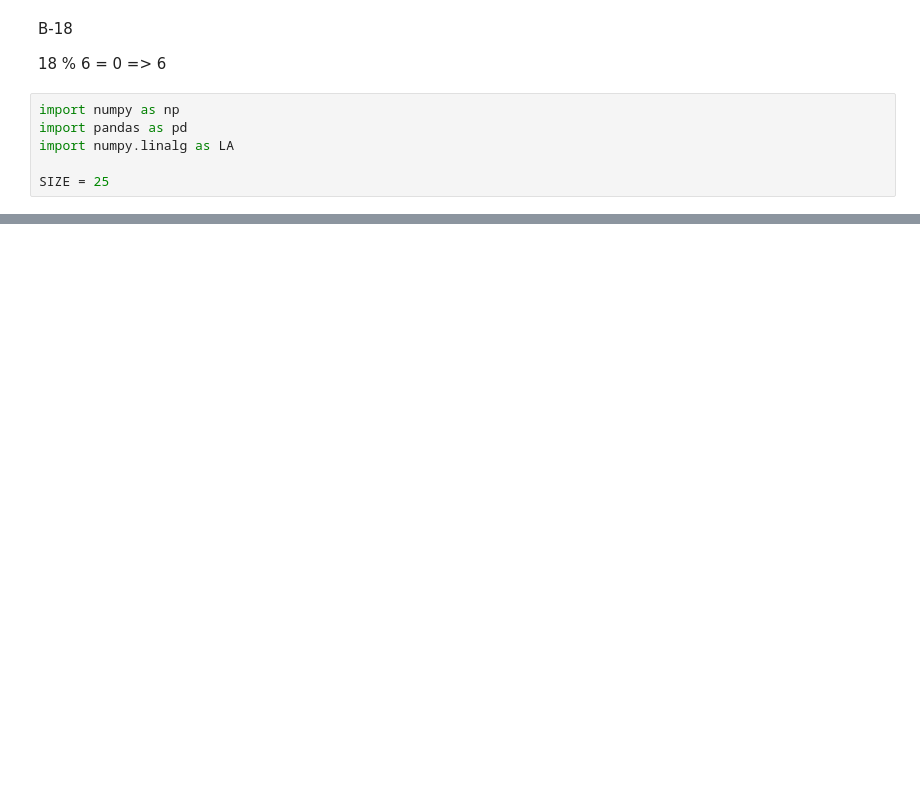
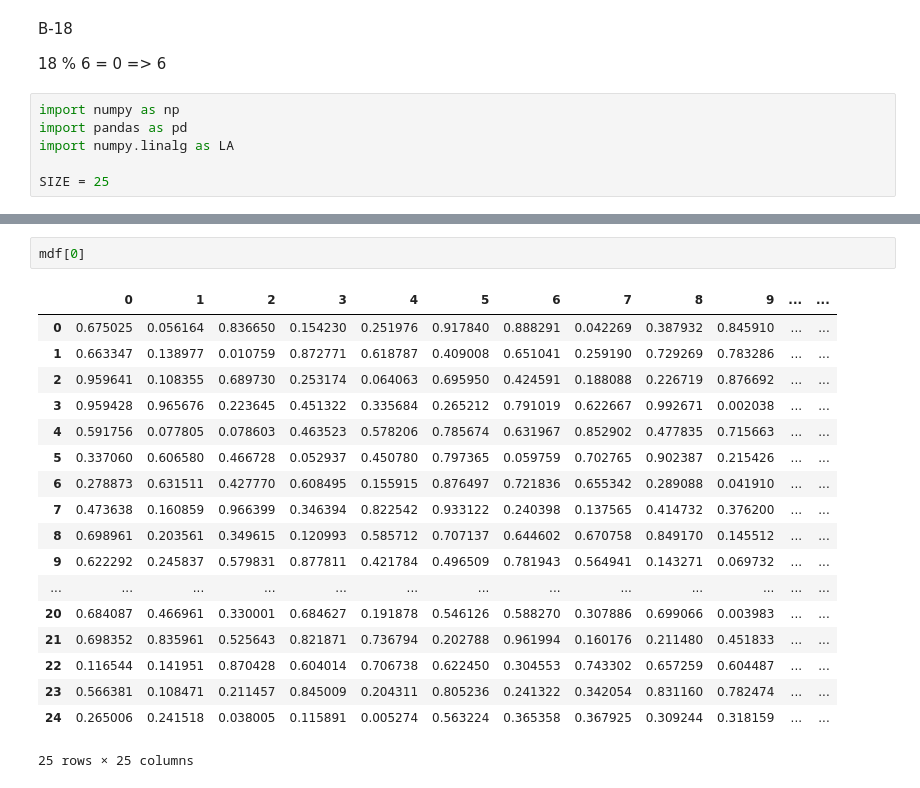
Before and after one commit to Jrol123/CalcMath, a Jupyter notebook: S5/lab1/repr.ipynb, the cells around one changed output, grey strips where cells are left out. Cells and saved outputs as stored; diff of their text form; blank space fills up the shorter version.

```diff
--- a/S5/lab1/repr.ipynb
+++ b/S5/lab1/repr.ipynb
@@ -40,0 +60,21 @@ df
+# %%
+mdf[0]
+# %% [output]
+|  | 0 | 1 | 2 | 3 | 4 | 5 | 6 | 7 | 8 | 9 | ... | ... |
+| 0 | 0.675025 | 0.056164 | 0.836650 | 0.154230 | 0.251976 | 0.917840 | 0.888291 | 0.042269 | 0.387932 | 0.845910 | ... | ... |
+| 1 | 0.663347 | 0.138977 | 0.010759 | 0.872771 | 0.618787 | 0.409008 | 0.651041 | 0.259190 | 0.729269 | 0.783286 | ... | ... |
+| 2 | 0.959641 | 0.108355 | 0.689730 | 0.253174 | 0.064063 | 0.695950 | 0.424591 | 0.188088 | 0.226719 | 0.876692 | ... | ... |
+| 3 | 0.959428 | 0.965676 | 0.223645 | 0.451322 | 0.335684 | 0.265212 | 0.791019 | 0.622667 | 0.992671 | 0.002038 | ... | ... |
+| 4 | 0.591756 | 0.077805 | 0.078603 | 0.463523 | 0.578206 | 0.785674 | 0.631967 | 0.852902 | 0.477835 | 0.715663 | ... | ... |
+| 5 | 0.337060 | 0.606580 | 0.466728 | 0.052937 | 0.450780 | 0.797365 | 0.059759 | 0.702765 | 0.902387 | 0.215426 | ... | ... |
+| 6 | 0.278873 | 0.631511 | 0.427770 | 0.608495 | 0.155915 | 0.876497 | 0.721836 | 0.655342 | 0.289088 | 0.041910 | ... | ... |
+| 7 | 0.473638 | 0.160859 | 0.966399 | 0.346394 | 0.822542 | 0.933122 | 0.240398 | 0.137565 | 0.414732 | 0.376200 | ... | ... |
+| 8 | 0.698961 | 0.203561 | 0.349615 | 0.120993 | 0.585712 | 0.707137 | 0.644602 | 0.670758 | 0.849170 | 0.145512 | ... | ... |
+| 9 | 0.622292 | 0.245837 | 0.579831 | 0.877811 | 0.421784 | 0.496509 | 0.781943 | 0.564941 | 0.143271 | 0.069732 | ... | ... |
+| ... | ... | ... | ... | ... | ... | ... | ... | ... | ... | ... | ... | ... |
+| 20 | 0.684087 | 0.466961 | 0.330001 | 0.684627 | 0.191878 | 0.546126 | 0.588270 | 0.307886 | 0.699066 | 0.003983 | ... | ... |
+| 21 | 0.698352 | 0.835961 | 0.525643 | 0.821871 | 0.736794 | 0.202788 | 0.961994 | 0.160176 | 0.211480 | 0.451833 | ... | ... |
+| 22 | 0.116544 | 0.141951 | 0.870428 | 0.604014 | 0.706738 | 0.622450 | 0.304553 | 0.743302 | 0.657259 | 0.604487 | ... | ... |
+| 23 | 0.566381 | 0.108471 | 0.211457 | 0.845009 | 0.204311 | 0.805236 | 0.241322 | 0.342054 | 0.831160 | 0.782474 | ... | ... |
+| 24 | 0.265006 | 0.241518 | 0.038005 | 0.115891 | 0.005274 | 0.563224 | 0.365358 | 0.367925 | 0.309244 | 0.318159 | ... | ... |
+25 rows × 25 columns
```
Also changed, not shown: parts of 4 cells of this notebook.
